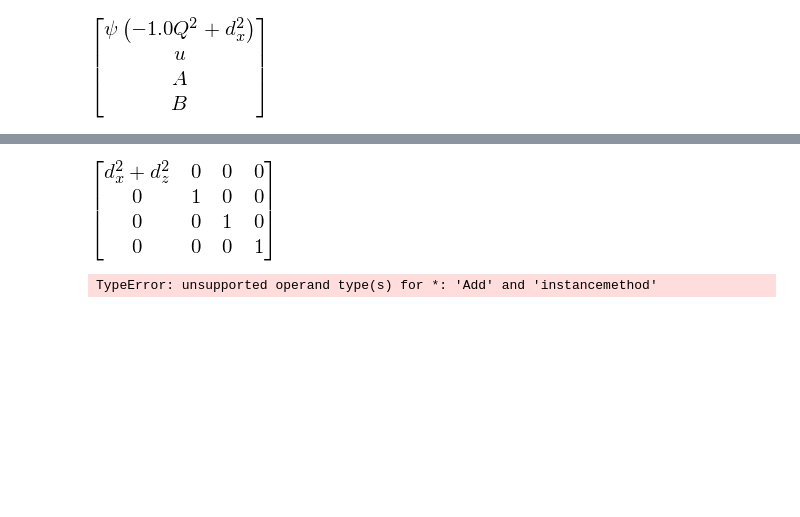
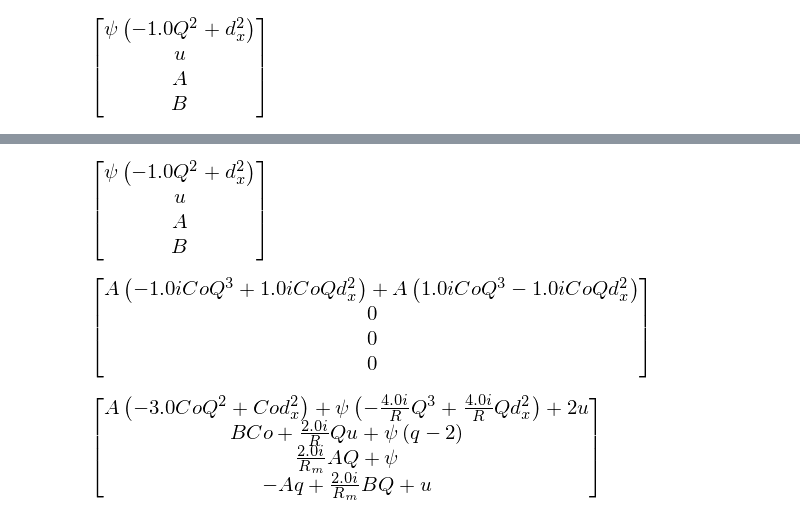
Before and after one commit to jsoishi/weakly_nonlinear_mri, a Jupyter notebook: python/adjoint solution.ipynb, the cells around one changed output, grey strips where cells are left out. Drawn from its saved outputs; the diff is of its cells as text; code cells hidden in the pictures; blank space fills up the shorter version.

```diff
--- a/python/adjoint solution.ipynb
+++ b/python/adjoint solution.ipynb
@@ -521,8 +523,12 @@ Gtwiddle = -G*dz - L3*dz**3
-# %%
-D
-# %% [output]
-[figure, removed]
-# %%
-D*(VT.conjugate)
-# %% [output]
-TypeError: unsupported operand type(s) for *: 'Add' and 'instancemethod'
+# %%
+(D*V11).subs(dz, -1j*Q)
+# %% [output]
+[figure, added]
+# %%
+(Gtwiddle*V11).subs(dz, 1j*Q) + (Gtwiddle*V11).subs(dz, -1j*Q)
+# %% [output]
+[figure, added]
+# %%
+(L1twiddle*V11).subs(dz, 1j*Q)
+# %% [output]
+[figure, added]
```
Also changed, not shown: parts of 5 cells of this notebook, 6 other files.
